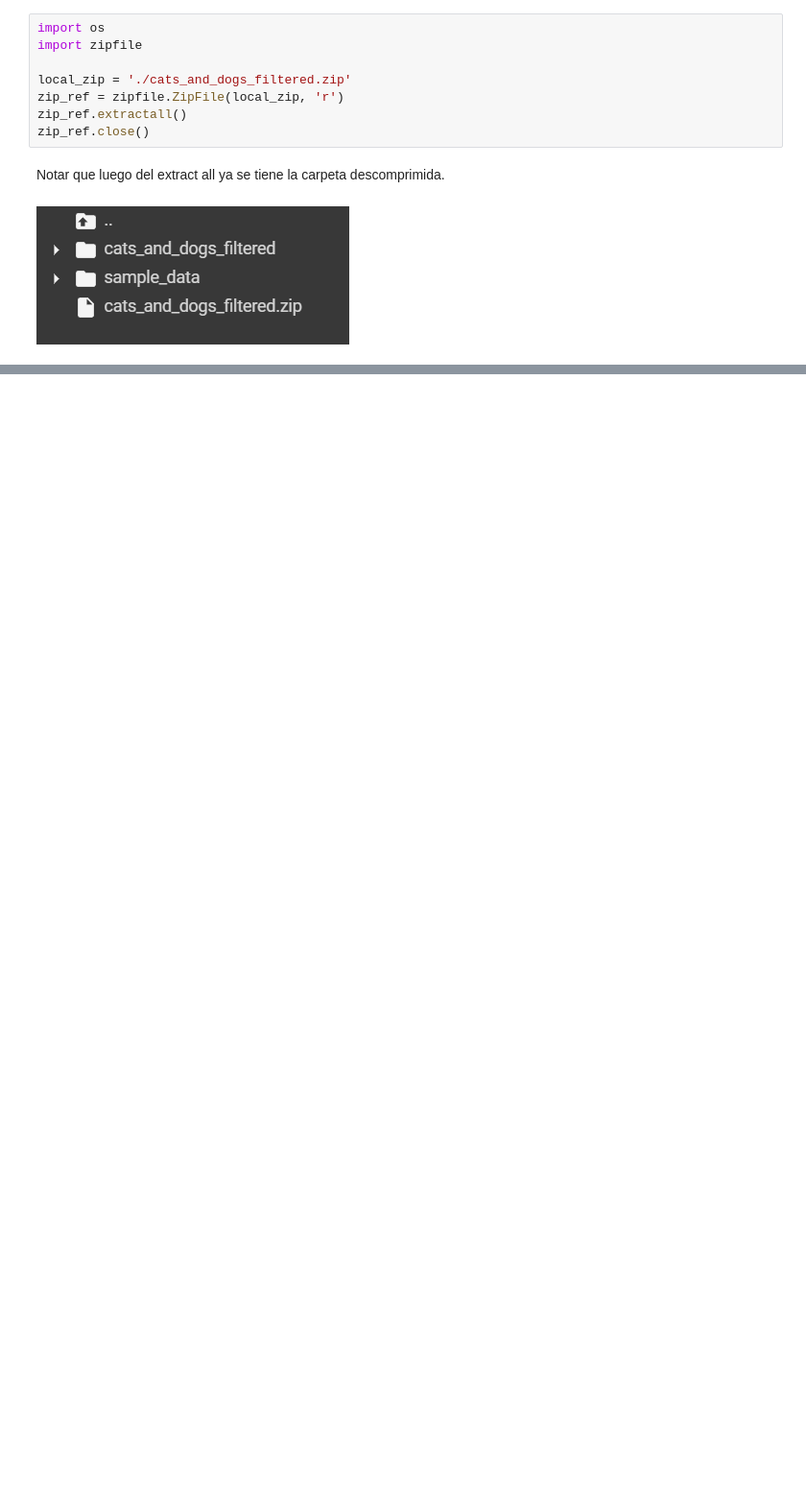
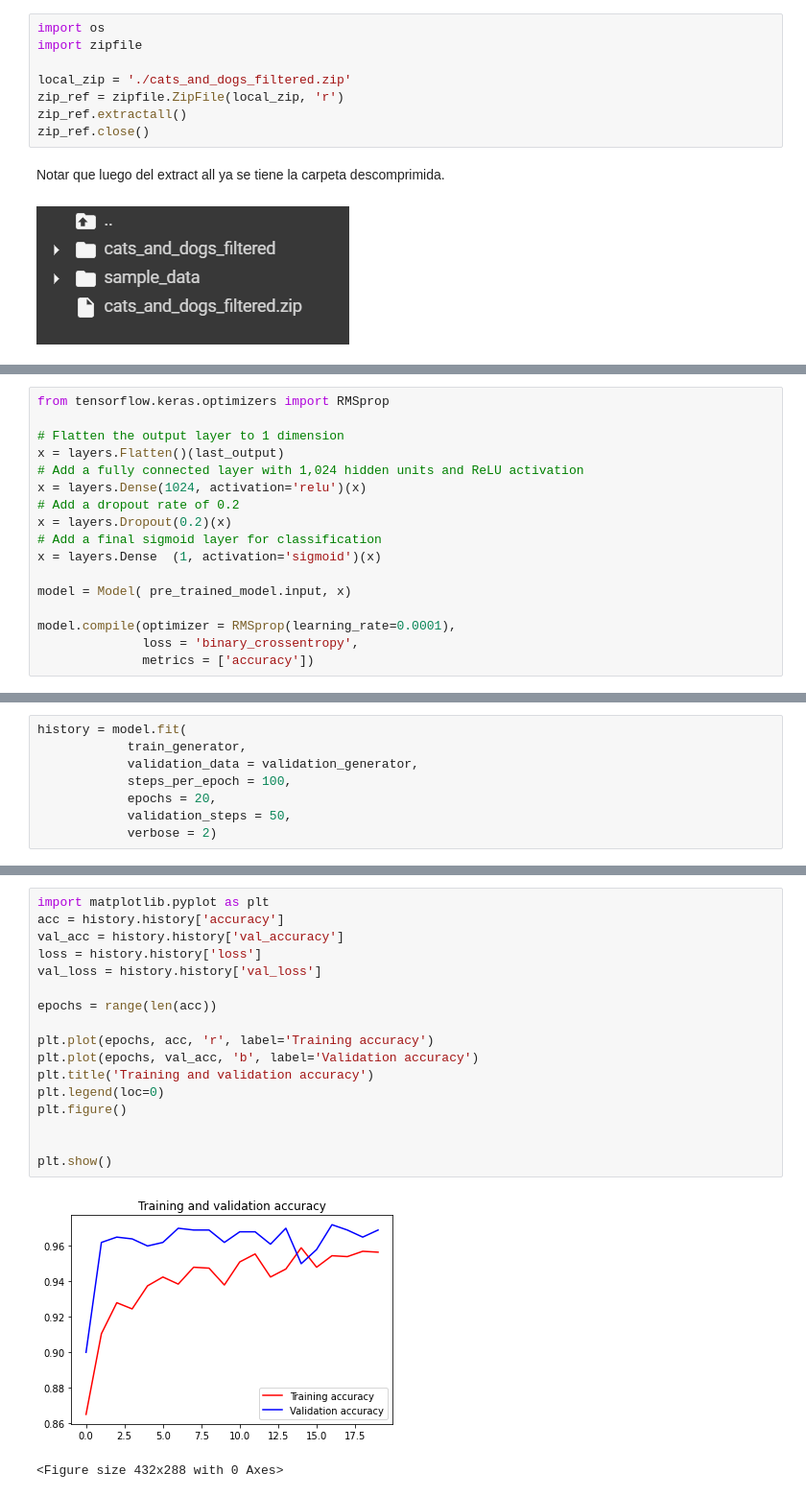
Before and after one commit to mnsosa/Road-to-TensorFlowDeveloper, a Jupyter notebook: 02_Convolutional_Neural_Networks_in_TF.ipynb, the cells around one changed output, grey strips where cells are left out. Shown at 96% size. Saved outputs shown, nothing was run; the diff lists cells and outputs as text; blank space fills up the shorter version.

```diff
--- a/02_Convolutional_Neural_Networks_in_TF.ipynb
+++ b/02_Convolutional_Neural_Networks_in_TF.ipynb
@@ -39,0 +435,17 @@ Notar que luego del extract all ya se tiene la carpeta descomprimida.
+# %%
+from tensorflow.keras.optimizers import RMSprop
+
+# Flatten the output layer to 1 dimension
+x = layers.Flatten()(last_output)
+# Add a fully connected layer with 1,024 hidden units and ReLU activation
+x = layers.Dense(1024, activation='relu')(x)
+# Add a dropout rate of 0.2
+x = layers.Dropout(0.2)(x)
+# Add a final sigmoid layer for classification
+x = layers.Dense  (1, activation='sigmoid')(x)
+
+model = Model( pre_trained_model.input, x)
+
+model.compile(optimizer = RMSprop(learning_rate=0.0001),
+              loss = 'binary_crossentropy',
+              metrics = ['accuracy'])
@@ -39,0 +512,8 @@ Notar que luego del extract all ya se tiene la carpeta descomprimida.
+# %%
+history = model.fit(
+            train_generator,
+            validation_data = validation_generator,
+            steps_per_epoch = 100,
+            epochs = 20,
+            validation_steps = 50,
+            verbose = 2)
@@ -39,0 +538,20 @@ Notar que luego del extract all ya se tiene la carpeta descomprimida.
+# %%
+import matplotlib.pyplot as plt
+acc = history.history['accuracy']
+val_acc = history.history['val_accuracy']
+loss = history.history['loss']
+val_loss = history.history['val_loss']
+
+epochs = range(len(acc))
+
+plt.plot(epochs, acc, 'r', label='Training accuracy')
+plt.plot(epochs, val_acc, 'b', label='Validation accuracy')
+plt.title('Training and validation accuracy')
+plt.legend(loc=0)
+plt.figure()
+
+
+plt.show()
+# %% [output]
+[figure, added]
+<Figure size 432x288 with 0 Axes>
```
Also changed, not shown: parts of 48 cells of this notebook.
